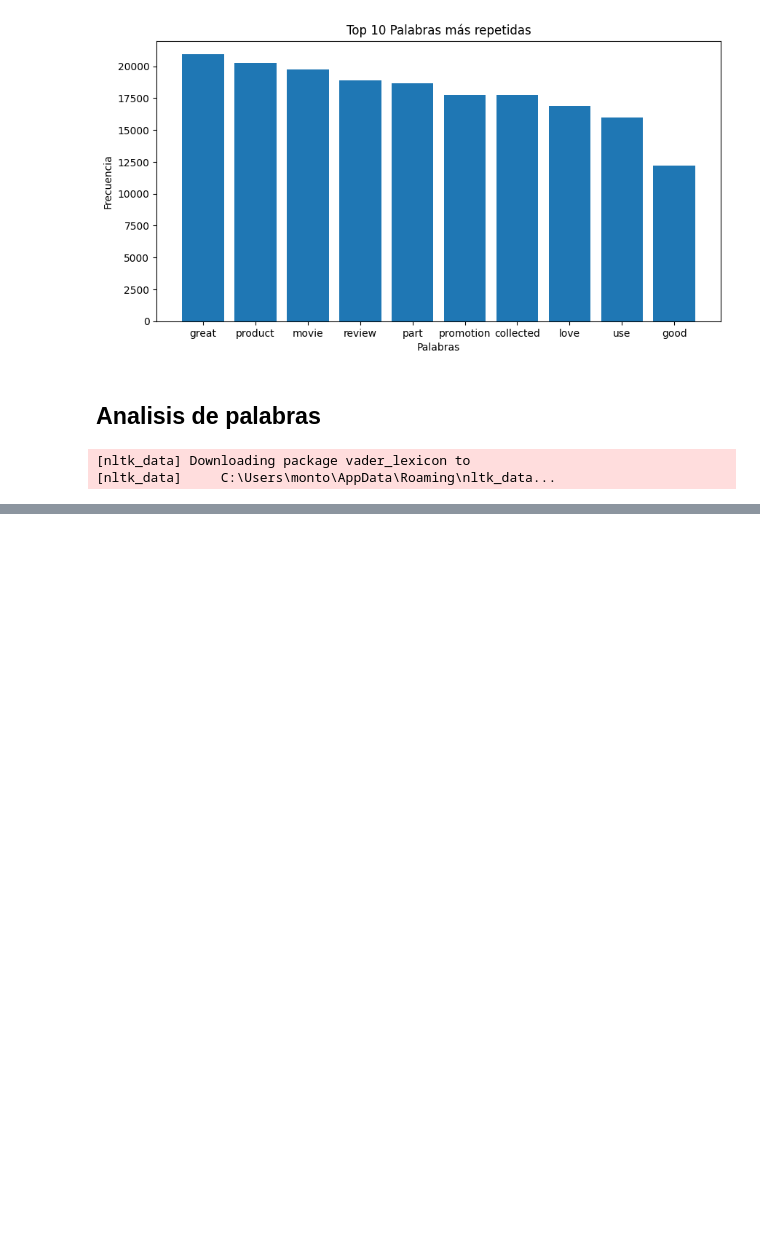
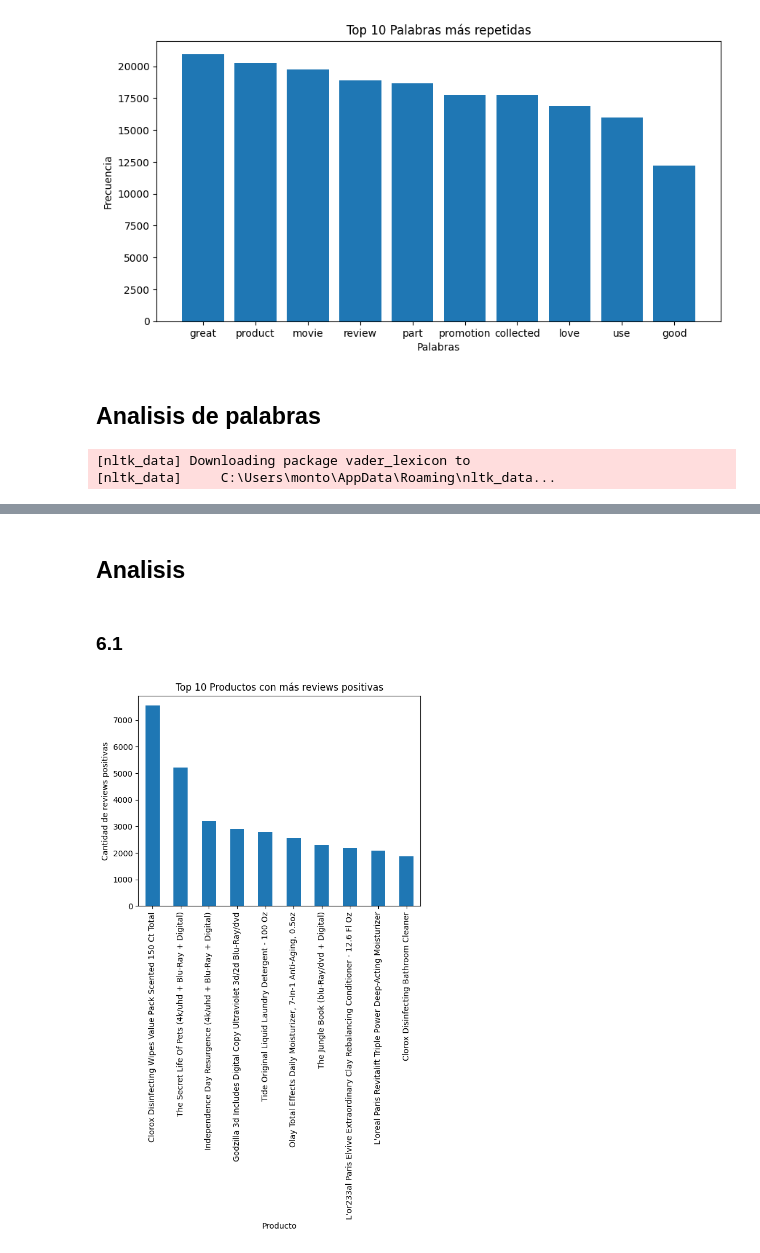
Before and after one commit to FranzCastillo/Sentiment-Analysis, a Jupyter notebook: src/ejercicio2.ipynb, the cells around one changed output, grey strips where cells are left out. Cells and saved outputs as stored; diff of their text form; code cells hidden in the pictures; blank space fills up the shorter version.

```diff
--- a/src/ejercicio2.ipynb
+++ b/src/ejercicio2.ipynb
@@ -162,3 +162,14 @@ df.head()
 | 2 | Lundberg | Food,Packaged Foods,Snacks,Cracke... | Lundberg | Lundberg Organic Cinnamon Toast R... | Good flavor. | Dorothy W | 5 | ... |
 | 3 | K-Y | Personal Care,Medicine Cabinet,Lu... | K-Y | K-Y Love Sensuality Pleasure Gel | I read through the reviews on her... | Rebecca | 1 | ... |
 | 4 | K-Y | Personal Care,Medicine Cabinet,Lu... | K-Y | K-Y Love Sensuality Pleasure Gel | My husband bought this gel for us... | Walker557 | 1 | ... |
+# %% [markdown]
+## Analisis
+# %% [markdown]
+### 6.1
+# %%
+# Get the top 10 products with the most positive reviews and plot them
+top_10_positive_products = df[df['sentiment'] == 'Positive'].groupby('name').size().nlargest(10)
+top_10_positive_products.plot(kind='bar', title='Top 10 Productos con más reviews positivas', xlabel='Producto', ylabel='Cantidad de reviews positivas')
+plt.show()
+# %% [output]
+[figure, added]
```
Also changed, not shown: parts of 11 cells of this notebook.
